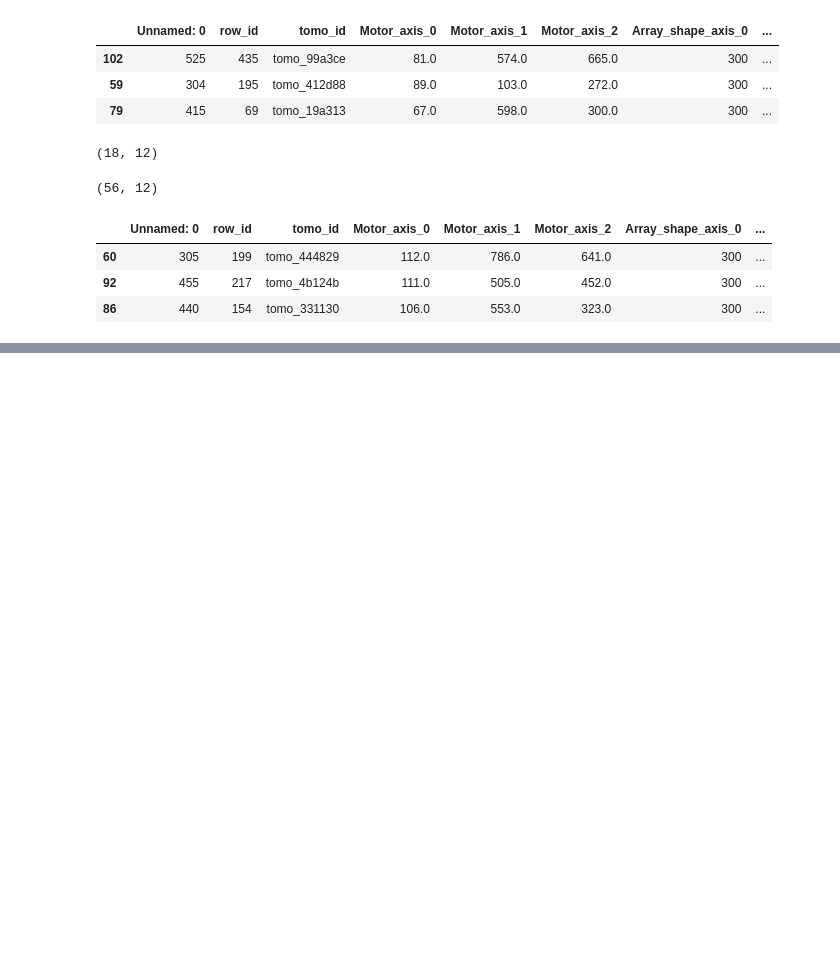
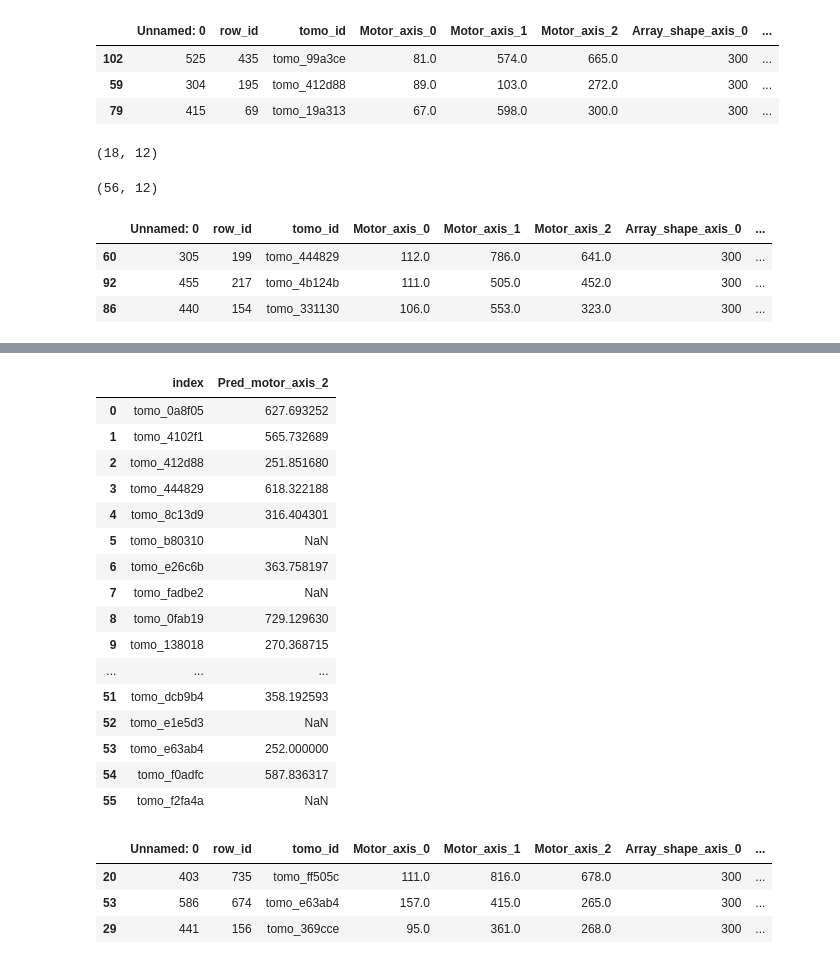
Before and after one commit to mc-will/BYU_Locating-Bacterial_Flagellar_Motors_2025, a Jupyter notebook: notebooks/ThomasDenoirjean_test_workflow.ipynb, the cells around one changed output, grey strips where cells are left out. Saved outputs shown, nothing was run; the diff lists cells and outputs as text; code cells hidden in the pictures; blank space fills up the shorter version.

```diff
--- a/notebooks/ThomasDenoirjean_test_workflow.ipynb
+++ b/notebooks/ThomasDenoirjean_test_workflow.ipynb
@@ -461,0 +484,20 @@ Aucune zone moteur détectée
+# %%
+tomo_id_for_reg = df_regression.tomo_id
+paths = [f'../data/pictures_process/mask_multiclass/mask_multiclass/{tomo_id}.png' for tomo_id in tomo_id_for_reg]
+
+result = load_data(tomo_id_for_reg)
+# %%
+i = 18  # Numéro de l’image à tester
+data = result
+# Prédire le masque
+pred = reg_x_y.predict(np.expand_dims(data["X"][i], axis=0))  # shape: (1, H, W, 4)
+mask_pred = np.argmax(pred[0], axis=-1)  # shape: (H, W)
+# Coordonnées prédites "moteur"
+ys, xs = np.where(mask_pred == 3)
+if len(xs) > 0:
+    x_center = np.mean(xs)
+    y_center = np.mean(ys)
+    print(f"Moteur centre prédit : x = {x_center:.1f}, y = {y_center:.1f}")
+else:
+    print("Aucune zone moteur détectée")
+    x_center, y_center = None, None
@@ -461,0 +511,20 @@ Aucune zone moteur détectée
+# %%
+x_dict = {}
+y_dict = {}
+
+for i, X in enumerate(data['X']):
+    pred = reg_x_y.predict(np.expand_dims(data["X"][i], axis=0))  # shape: (1, H, W, 4)
+    mask_pred = np.argmax(pred[0], axis=-1)  # shape: (H, W)
+    # Coordonnées prédites "moteur"
+    ys, xs = np.where(mask_pred == 3)
+    if len(xs) > 0:
+        x_center = np.mean(xs)
+        y_center = np.mean(ys)
+        print(f"Moteur centre prédit : x = {x_center:.1f}, y = {y_center:.1f}")
+        x_dict.update({data["tomo_ids"][i]: x_center*4})
+        y_dict.update({data["tomo_ids"][i]: y_center*4})
+    else:
+        print("Aucune zone moteur détectée")
+        ### x_center, y_center = None, None
+        x_dict.update({data["tomo_ids"][i]: None})
+        y_dict.update({data["tomo_ids"][i]: None})
@@ -461,0 +549,33 @@ Aucune zone moteur détectée
+# %%
+x_df = pd.DataFrame.from_dict(x_dict, orient='index', columns=['Pred_motor_axis_2']).reset_index()
+y_df = pd.DataFrame.from_dict(y_dict, orient='index', columns=['Pred_motor_axis_1']).reset_index()
+# %%
+x_df
+# %% [output]
+|  | index | Pred_motor_axis_2 |
+| 0 | tomo_0a8f05 | 627.693252 |
+| 1 | tomo_4102f1 | 565.732689 |
+| 2 | tomo_412d88 | 251.851680 |
+| 3 | tomo_444829 | 618.322188 |
+| 4 | tomo_8c13d9 | 316.404301 |
+| 5 | tomo_b80310 | NaN |
+| 6 | tomo_e26c6b | 363.758197 |
+| 7 | tomo_fadbe2 | NaN |
+| 8 | tomo_0fab19 | 729.129630 |
+| 9 | tomo_138018 | 270.368715 |
+| ... | ... | ... |
+| 51 | tomo_dcb9b4 | 358.192593 |
+| 52 | tomo_e1e5d3 | NaN |
+| 53 | tomo_e63ab4 | 252.000000 |
+| 54 | tomo_f0adfc | 587.836317 |
+| 55 | tomo_f2fa4a | NaN |
+# %%
+t = pd.merge(df_regression, x_df, left_on='tomo_id', right_on='index', how='inner')
+t = pd.merge(t, y_df, left_on='tomo_id', right_on='index', how='inner')
+t = t.drop(columns=['index_x', 'index_y'])
+t.sample(3)
+# %% [output]
+|  | Unnamed: 0 | row_id | tomo_id | Motor_axis_0 | Motor_axis_1 | Motor_axis_2 | Array_shape_axis_0 | ... |
+| 20 | 403 | 735 | tomo_ff505c | 111.0 | 816.0 | 678.0 | 300 | ... |
+| 53 | 586 | 674 | tomo_e63ab4 | 157.0 | 415.0 | 265.0 | 300 | ... |
+| 29 | 441 | 156 | tomo_369cce | 95.0 | 361.0 | 268.0 | 300 | ... |
```
Also changed, not shown: parts of 13 cells of this notebook.
